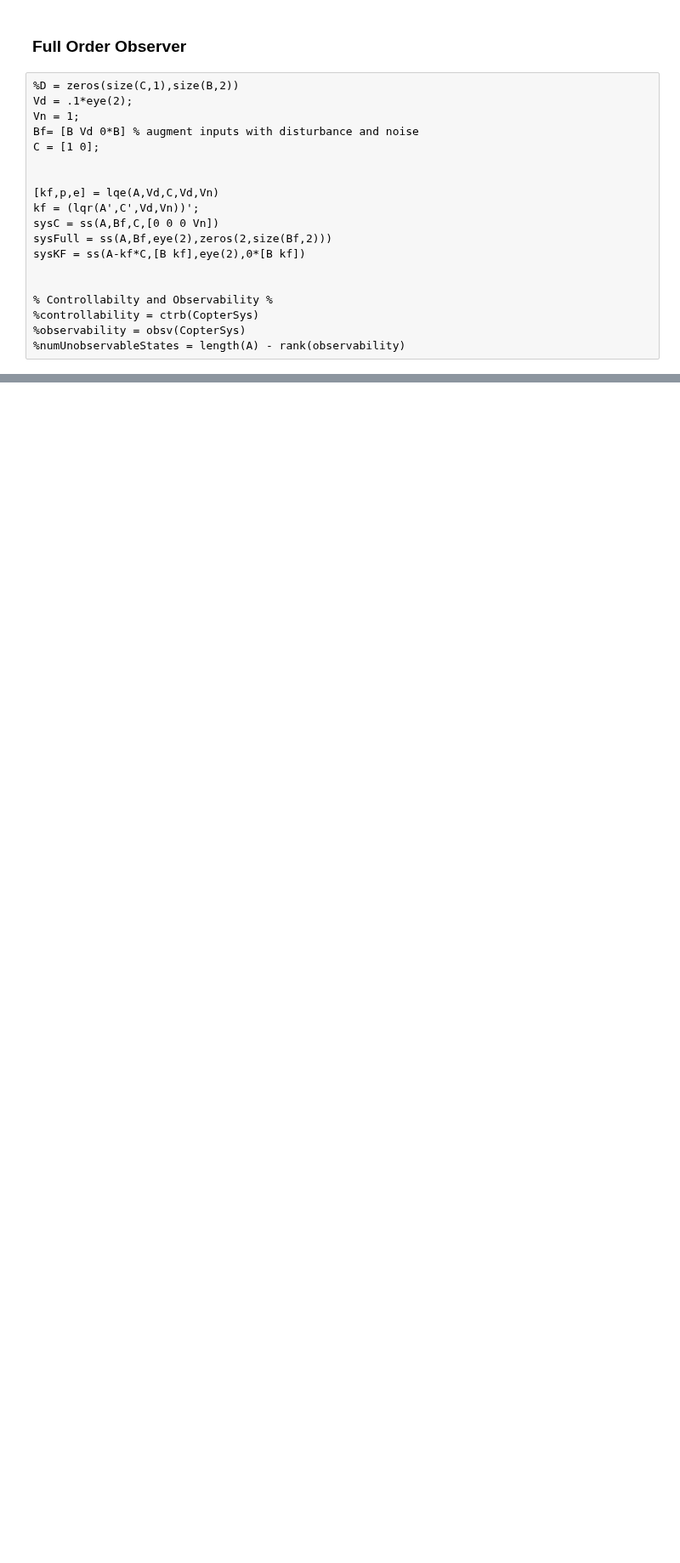
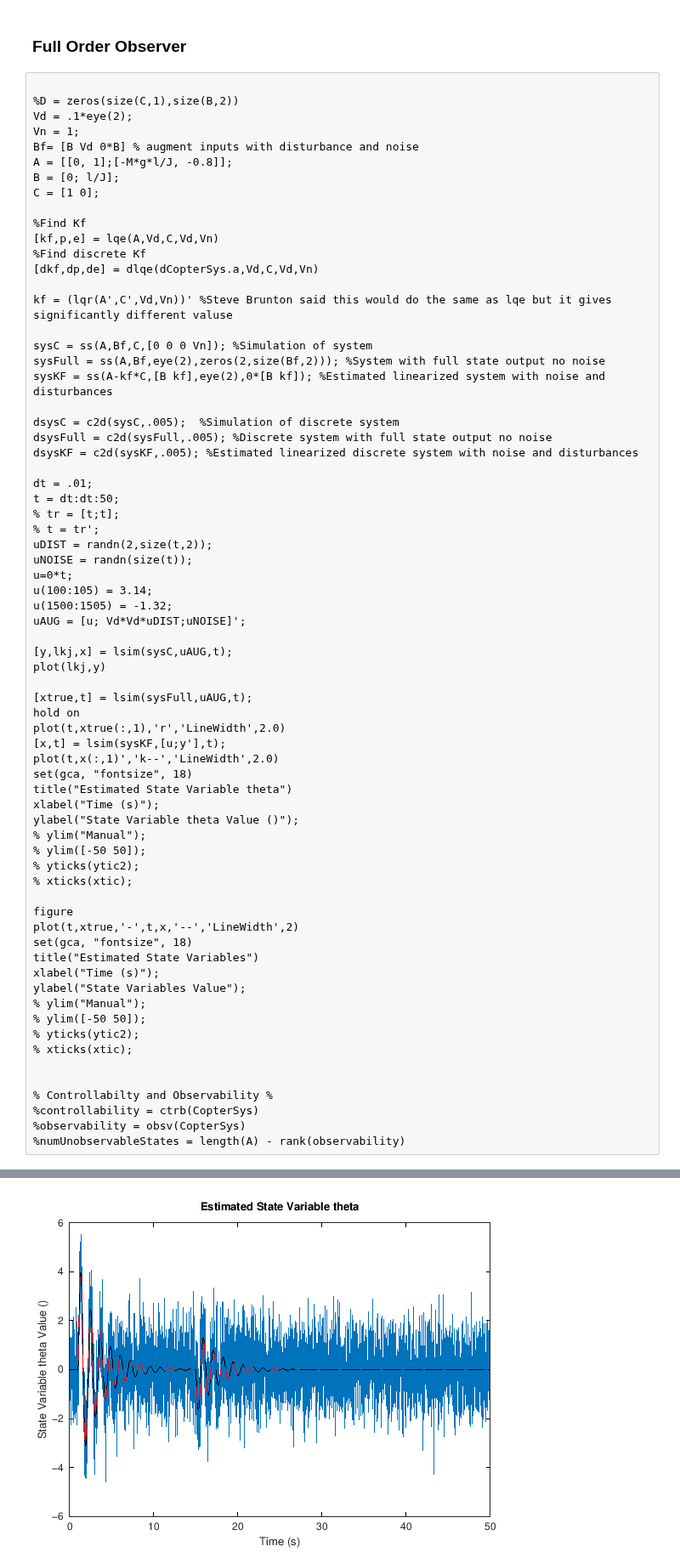
Before and after one commit to matthartpi/Hovercopter, a Jupyter notebook: Hovercopter - General/FullOrderObserver/HoverCopterFullOrdObs.ipynb, the cells around one changed output, grey strips where cells are left out. Shown at 85% size. Drawn from its saved outputs; the diff is of its cells as text; blank space fills up the shorter version.

```diff
--- a/Hovercopter - General/FullOrderObserver/HoverCopterFullOrdObs.ipynb
+++ b/Hovercopter - General/FullOrderObserver/HoverCopterFullOrdObs.ipynb
@@ -277,18 +295,68 @@ G_lqr =
 # %% [markdown]
 ### Full Order Observer
 # %%
+
 %D = zeros(size(C,1),size(B,2))
 Vd = .1*eye(2);
 Vn = 1;
 Bf= [B Vd 0*B] % augment inputs with disturbance and noise
+A = [[0, 1];[-M*g*l/J, -0.8]];
+B = [0; l/J];
 C = [1 0];
 
+%Find Kf
+[kf,p,e] = lqe(A,Vd,C,Vd,Vn)
+%Find discrete Kf
+[dkf,dp,de] = dlqe(dCopterSys.a,Vd,C,Vd,Vn)
 
-[kf,p,e] = lqe(A,Vd,C,Vd,Vn)
-kf = (lqr(A',C',Vd,Vn))';
-sysC = ss(A,Bf,C,[0 0 0 Vn])
-sysFull = ss(A,Bf,eye(2),zeros(2,size(Bf,2)))
-sysKF = ss(A-kf*C,[B kf],eye(2),0*[B kf])
+kf = (lqr(A',C',Vd,Vn))' %Steve Brunton said this would do the same as lqe but it gives significantly different valuse
+
+sysC = ss(A,Bf,C,[0 0 0 Vn]); %Simulation of system
+sysFull = ss(A,Bf,eye(2),zeros(2,size(Bf,2))); %System with full state output no noise
+sysKF = ss(A-kf*C,[B kf],eye(2),0*[B kf]); %Estimated linearized system with noise and disturbances
+
+dsysC = c2d(sysC,.005);  %Simulation of discrete system
+dsysFull = c2d(sysFull,.005); %Discrete system with full state output no noise
+dsysKF = c2d(sysKF,.005); %Estimated linearized discrete system with noise and disturbances
+
+dt = .01;
+t = dt:dt:50;
+% tr = [t;t];
+% t = tr';
+uDIST = randn(2,size(t,2));
+uNOISE = randn(size(t));
+u=0*t;
+u(100:105) = 3.14;
+u(1500:1505) = -1.32;
+uAUG = [u; Vd*Vd*uDIST;uNOISE]';
+
+[y,lkj,x] = lsim(sysC,uAUG,t);
+plot(lkj,y)
+
+[xtrue,t] = lsim(sysFull,uAUG,t);
+hold on
+plot(t,xtrue(:,1),'r','LineWidth',2.0)
+[x,t] = lsim(sysKF,[u;y'],t);
+plot(t,x(:,1)','k--','LineWidth',2.0)
+set(gca, "fontsize", 18)
+title("Estimated State Variable theta")
+xlabel("Time (s)");
+ylabel("State Variable theta Value ()");
+% ylim("Manual");
+% ylim([-50 50]);
+% yticks(ytic2);
+% xticks(xtic);
+
+figure
+plot(t,xtrue,'-',t,x,'--','LineWidth',2)
+set(gca, "fontsize", 18)
+title("Estimated State Variables")
+xlabel("Time (s)");
+ylabel("State Variables Value");
+% ylim("Manual");
+% ylim([-50 50]);
+% yticks(ytic2);
+% xticks(xtic);
 
 
 % Controllabilty and Observability %
@@ -315,0 +384 @@ Continuous-time model.
+[figure, added]
```
Also changed, not shown: parts of 7 cells of this notebook, 1 other file.
